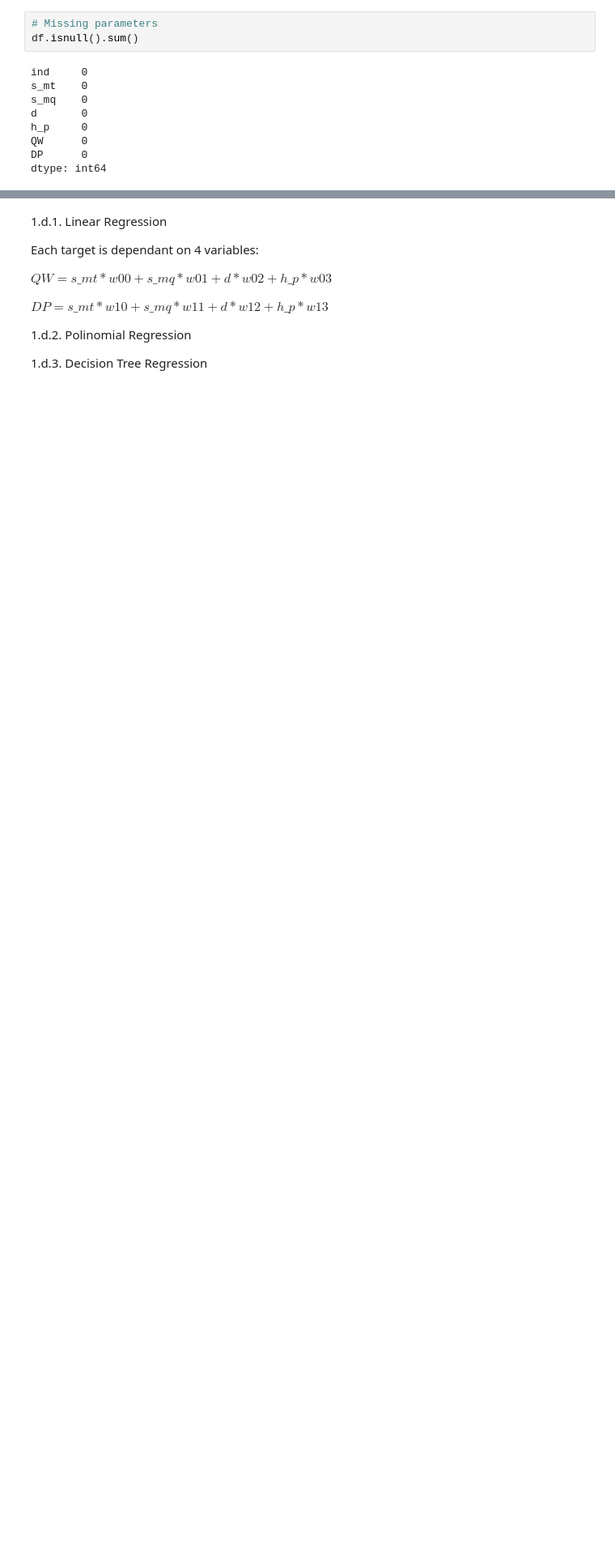
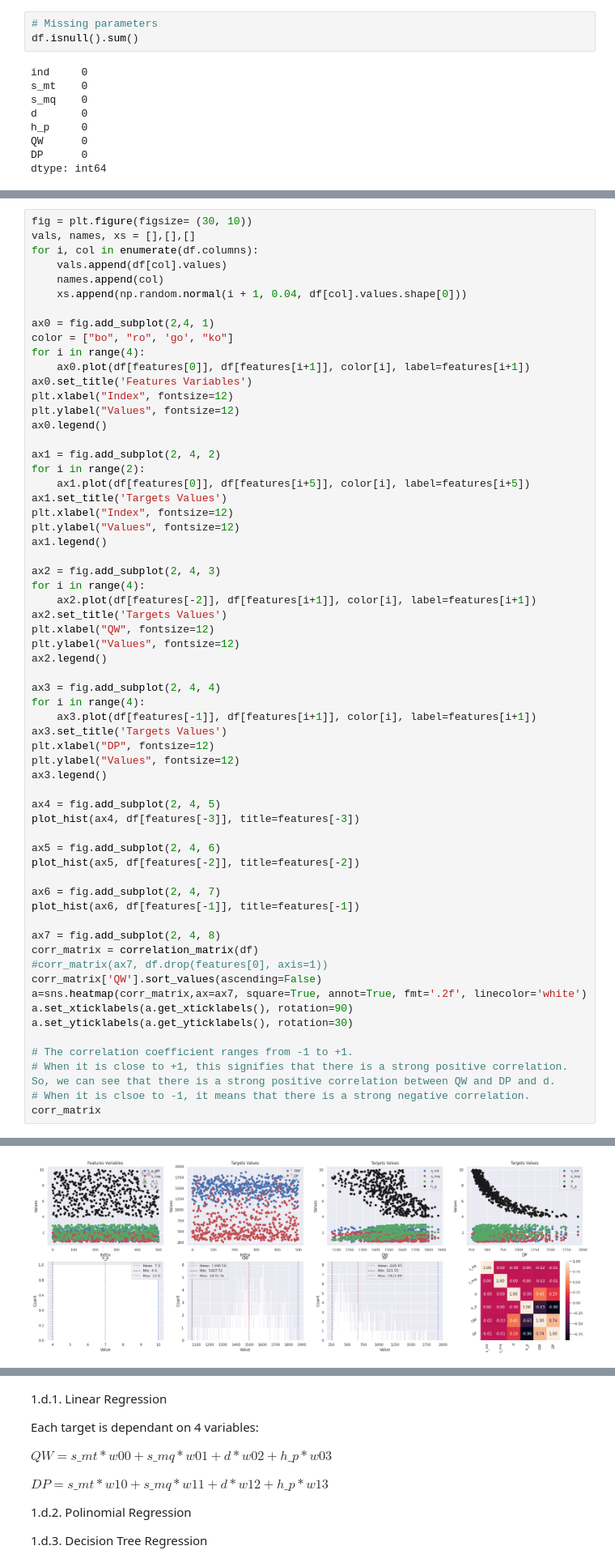
Before and after one commit to igorfed/Regression, a Jupyter notebook: huawei.ipynb, the cells around one changed output, grey strips where cells are left out. Shown: that part at 81% size. Saved outputs shown, nothing was run; the diff lists cells and outputs as text; blank space fills up the shorter version.

```diff
--- a/huawei.ipynb
+++ b/huawei.ipynb
@@ -193,0 +131,63 @@ dtype: int64
+# %%
+fig = plt.figure(figsize= (30, 10))
+vals, names, xs = [],[],[]
+for i, col in enumerate(df.columns):
+    vals.append(df[col].values)
+    names.append(col)
+    xs.append(np.random.normal(i + 1, 0.04, df[col].values.shape[0]))
+
+ax0 = fig.add_subplot(2,4, 1)
+color = ["bo", "ro", 'go', "ko"]
+for i in range(4):
+    ax0.plot(df[features[0]], df[features[i+1]], color[i], label=features[i+1])
+ax0.set_title('Features Variables')
+plt.xlabel("Index", fontsize=12)
+plt.ylabel("Values", fontsize=12)
+ax0.legend()
+
+ax1 = fig.add_subplot(2, 4, 2)
+for i in range(2):
+    ax1.plot(df[features[0]], df[features[i+5]], color[i], label=features[i+5])
+ax1.set_title('Targets Values')
+plt.xlabel("Index", fontsize=12)
+plt.ylabel("Values", fontsize=12)
+ax1.legend()
+
+ax2 = fig.add_subplot(2, 4, 3)
+for i in range(4):
+    ax2.plot(df[features[-2]], df[features[i+1]], color[i], label=features[i+1])
+ax2.set_title('Targets Values')
+plt.xlabel("QW", fontsize=12)
+plt.ylabel("Values", fontsize=12)
+ax2.legend()
+
+ax3 = fig.add_subplot(2, 4, 4)
+for i in range(4):
+    ax3.plot(df[features[-1]], df[features[i+1]], color[i], label=features[i+1])
+ax3.set_title('Targets Values')
+plt.xlabel("DP", fontsize=12)
+plt.ylabel("Values", fontsize=12)
+ax3.legend()
+
+ax4 = fig.add_subplot(2, 4, 5)
+plot_hist(ax4, df[features[-3]], title=features[-3])
+
+ax5 = fig.add_subplot(2, 4, 6)
+plot_hist(ax5, df[features[-2]], title=features[-2])
+
+ax6 = fig.add_subplot(2, 4, 7)
+plot_hist(ax6, df[features[-1]], title=features[-1])
+
+ax7 = fig.add_subplot(2, 4, 8)
+corr_matrix = correlation_matrix(df)
+#corr_matrix(ax7, df.drop(features[0], axis=1))
+corr_matrix['QW'].sort_values(ascending=False)
+a=sns.heatmap(corr_matrix,ax=ax7, square=True, annot=True, fmt='.2f', linecolor='white')
+a.set_xticklabels(a.get_xticklabels(), rotation=90)
+a.set_yticklabels(a.get_yticklabels(), rotation=30)
+
+# The correlation coefficient ranges from -1 to +1.
+# When it is close to +1, this signifies that there is a strong positive correlation. So, we can see that there is a strong positive correlation between QW and DP and d.
+# When it is clsoe to -1, it means that there is a strong negative correlation.
+corr_matrix
+# %% [output]
@@ -193,0 +201 @@ dtype: int64
+[figure, added]
```
Also changed, not shown: parts of 52 cells of this notebook.
